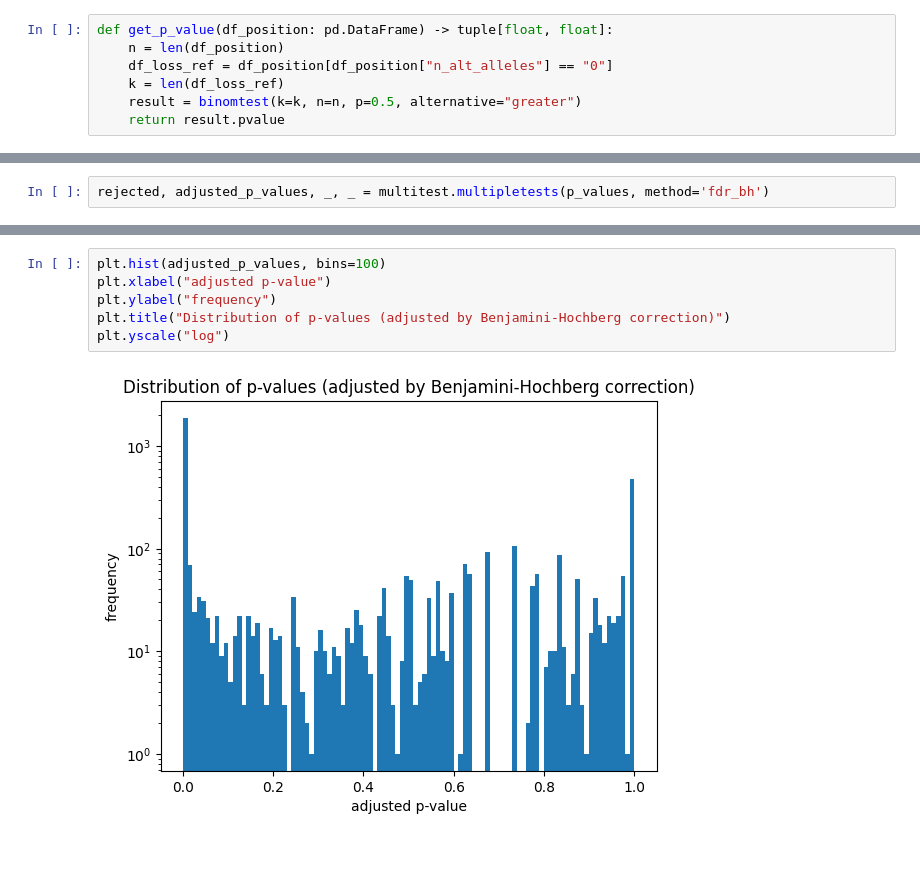
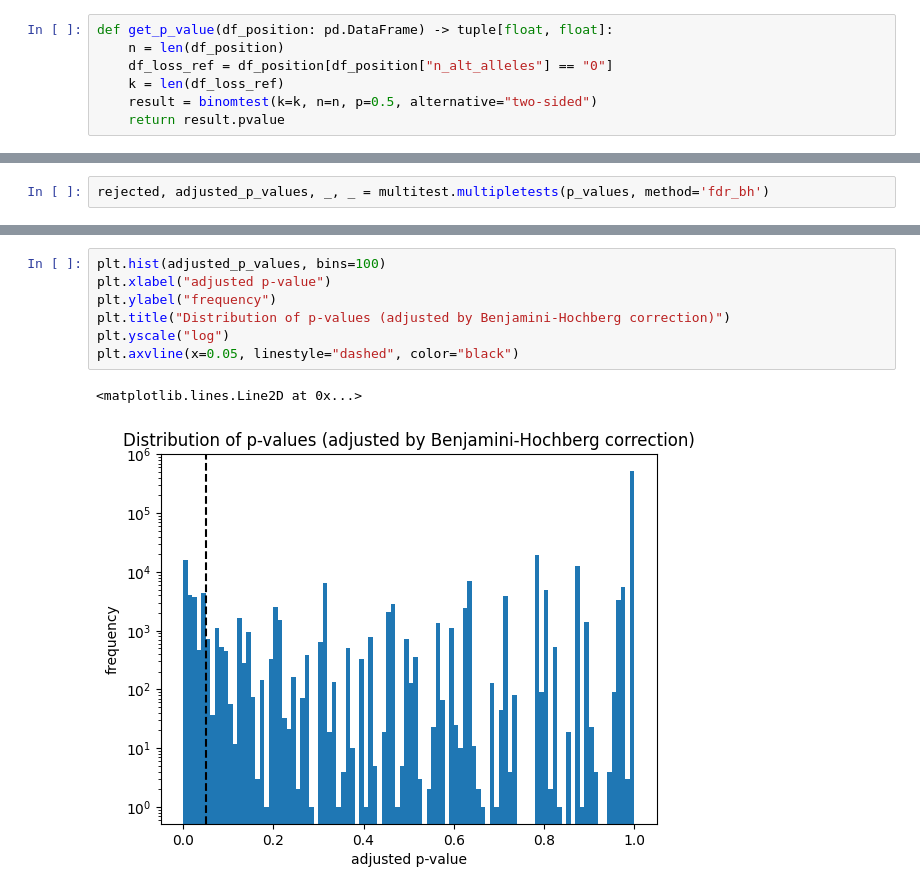
Before and after one commit to junkha/ba_biomed, a Jupyter notebook: analysis/binomial_testing.ipynb, the cells around one changed output, grey strips where cells are left out. Cells and saved outputs as stored; diff of their text form; blank space fills up the shorter version.

Commit message:
removed unused imports, changed "alternative" to "two-sided"

```diff
--- a/analysis/binomial_testing.ipynb
+++ b/analysis/binomial_testing.ipynb
@@ -48,7 +44,7 @@ def get_p_value(df_position: pd.DataFrame) -> tuple[float, float]:
     n = len(df_position)
     df_loss_ref = df_position[df_position["n_alt_alleles"] == "0"]
     k = len(df_loss_ref)
-    result = binomtest(k=k, n=n, p=0.5, alternative="greater")
+    result = binomtest(k=k, n=n, p=0.5, alternative="two-sided")
     return result.pvalue
 # %%
 p_values = df.groupby("position_code").apply(get_p_value)
@@ -83,8 +75,10 @@ Text(0.5, 1.0, 'Distribution of p-values (adjusted by Benjamini-Hochberg correct
 # %%
 plt.hist(adjusted_p_values, bins=100)
 plt.xlabel("adjusted p-value")
 plt.ylabel("frequency")
 plt.title("Distribution of p-values (adjusted by Benjamini-Hochberg correction)")
 plt.yscale("log")
+plt.axvline(x=0.05, linestyle="dashed", color="black")
 # %% [output]
+<matplotlib.lines.Line2D at 0x...>
-[figure, old version]
+[figure, new version]
```
Also changed, not shown: parts of 8 cells of this notebook.
